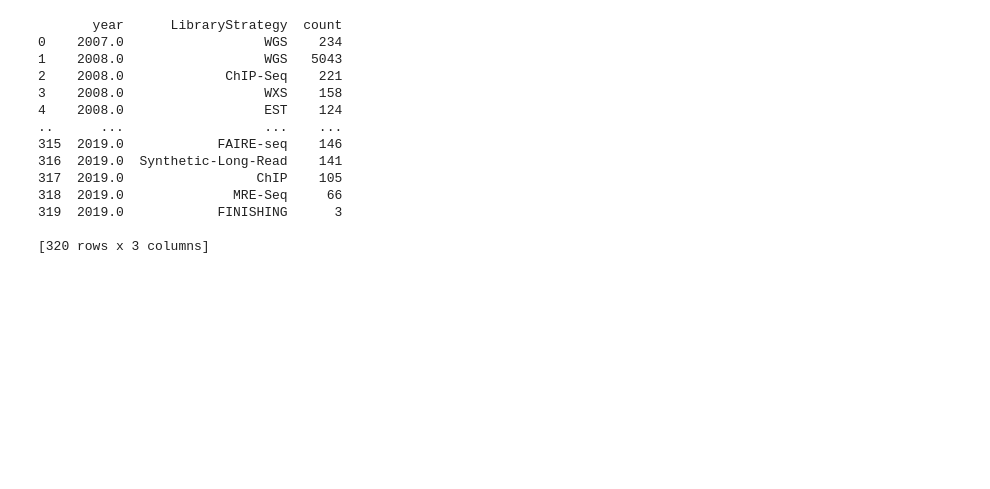
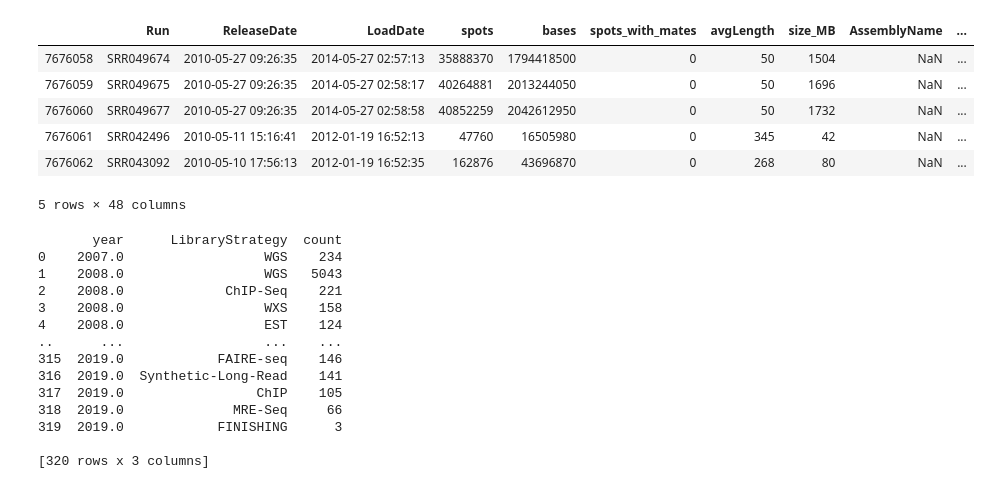
Before and after one commit to KeruiP/SRA_analysis, a Jupyter notebook: SRA techniques by year.ipynb, the cells around one changed output. Saved outputs shown, nothing was run; the diff lists cells and outputs as text; code cells hidden in the pictures; blank space fills up the shorter version.

```diff
--- a/SRA techniques by year.ipynb
+++ b/SRA techniques by year.ipynb
@@ -7,6 +7,16 @@ df_sra=pd.read_csv('sra_complete_runs.csv',low_memory=False)
 # %%
 df_sra['ReleaseDate'] = df_sra['ReleaseDate'].apply(lambda x : pd.to_datetime(str(x)))
 df_sra['year'] = df_sra['ReleaseDate'].dt.year
+# %%
+df_sra.tail()
+# %% [output]
+|  | Run | ReleaseDate | LoadDate | spots | bases | spots_with_mates | avgLength | size_MB | AssemblyName | ... |
+| 7676058 | SRR049674 | 2010-05-27 09:26:35 | 2014-05-27 02:57:13 | 35888370 | 1794418500 | 0 | 50 | 1504 | NaN | ... |
+| 7676059 | SRR049675 | 2010-05-27 09:26:35 | 2014-05-27 02:58:17 | 40264881 | 2013244050 | 0 | 50 | 1696 | NaN | ... |
+| 7676060 | SRR049677 | 2010-05-27 09:26:35 | 2014-05-27 02:58:58 | 40852259 | 2042612950 | 0 | 50 | 1732 | NaN | ... |
+| 7676061 | SRR042496 | 2010-05-11 15:16:41 | 2012-01-19 16:52:13 | 47760 | 16505980 | 0 | 345 | 42 | NaN | ... |
+| 7676062 | SRR043092 | 2010-05-10 17:56:13 | 2012-01-19 16:52:35 | 162876 | 43696870 | 0 | 268 | 80 | NaN | ... |
+5 rows × 48 columns
 # %%
 df_sra_techniques = df_sra.groupby('year')['LibraryStrategy'].value_counts().reset_index(name='count')
 print(df_sra_techniques)
```
Also changed, not shown: parts of 4 cells of this notebook, 5 other files.
